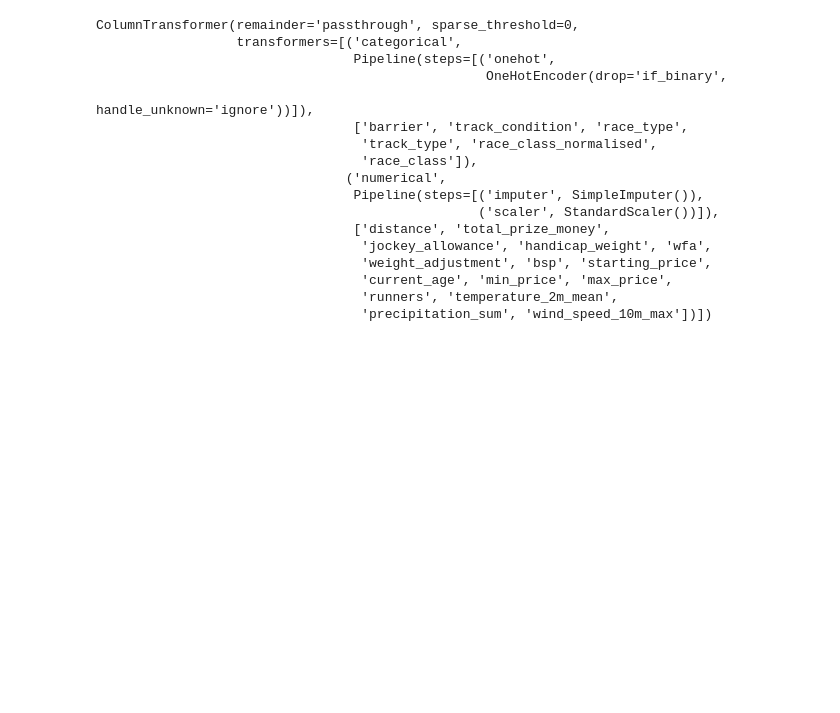
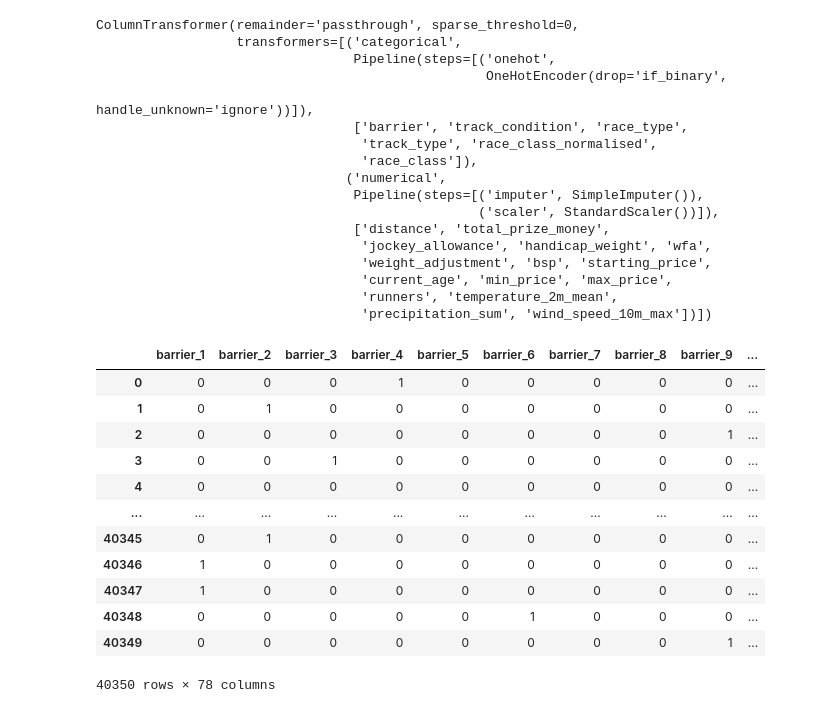
Before and after one commit to Harlequinht/which_horse, a Jupyter notebook: notebook/DNN_Model - Colab Final.ipynb, the cells around one changed output. Saved outputs shown, nothing was run; the diff lists cells and outputs as text; code cells hidden in the pictures; blank space fills up the shorter version.

```diff
--- a/notebook/DNN_Model - Colab Final.ipynb
+++ b/notebook/DNN_Model - Colab Final.ipynb
@@ -672,3 +672,19 @@ ColumnTransformer(remainder='passthrough', sparse_threshold=0,
 # Export model as pickle file
 with open("fit_pipeline.pkl", "wb") as file:
     pickle.dump(fit_pipeline, file)
+# %%
+test
+# %% [output]
+|  | barrier_1 | barrier_2 | barrier_3 | barrier_4 | barrier_5 | barrier_6 | barrier_7 | barrier_8 | barrier_9 | ... |
+| 0 | 0 | 0 | 0 | 1 | 0 | 0 | 0 | 0 | 0 | ... |
+| 1 | 0 | 1 | 0 | 0 | 0 | 0 | 0 | 0 | 0 | ... |
+| 2 | 0 | 0 | 0 | 0 | 0 | 0 | 0 | 0 | 1 | ... |
+| 3 | 0 | 0 | 1 | 0 | 0 | 0 | 0 | 0 | 0 | ... |
+| 4 | 0 | 0 | 0 | 0 | 0 | 0 | 0 | 0 | 0 | ... |
+| ... | ... | ... | ... | ... | ... | ... | ... | ... | ... | ... |
+| 40345 | 0 | 1 | 0 | 0 | 0 | 0 | 0 | 0 | 0 | ... |
+| 40346 | 1 | 0 | 0 | 0 | 0 | 0 | 0 | 0 | 0 | ... |
+| 40347 | 1 | 0 | 0 | 0 | 0 | 0 | 0 | 0 | 0 | ... |
+| 40348 | 0 | 0 | 0 | 0 | 0 | 1 | 0 | 0 | 0 | ... |
+| 40349 | 0 | 0 | 0 | 0 | 0 | 0 | 0 | 0 | 1 | ... |
+40350 rows × 78 columns
```
